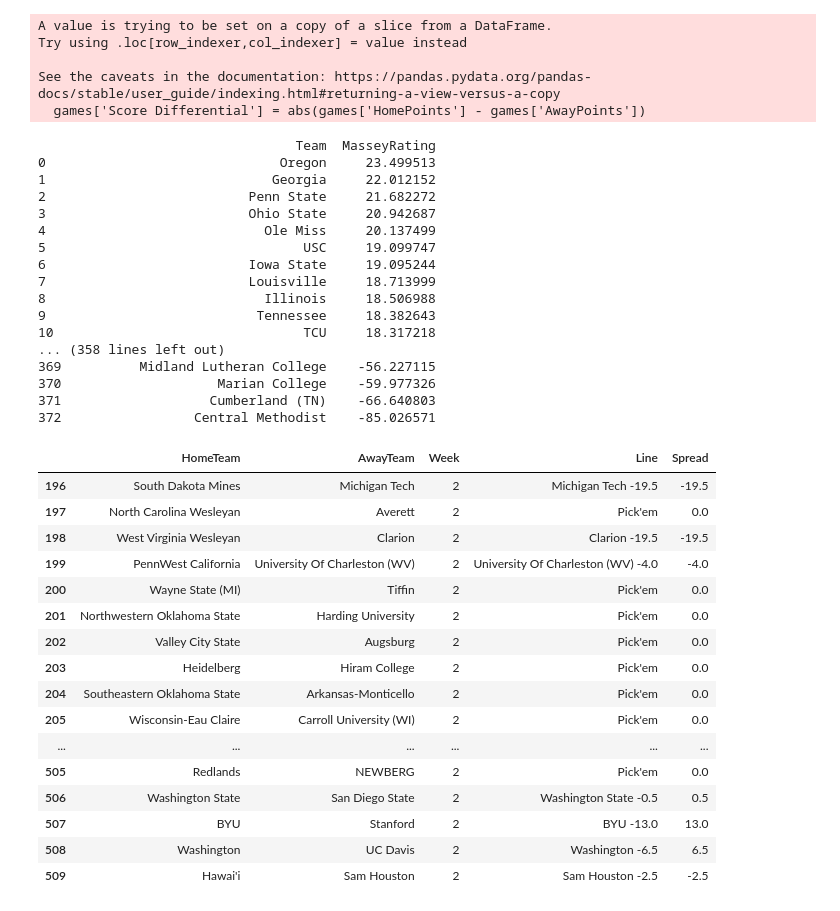
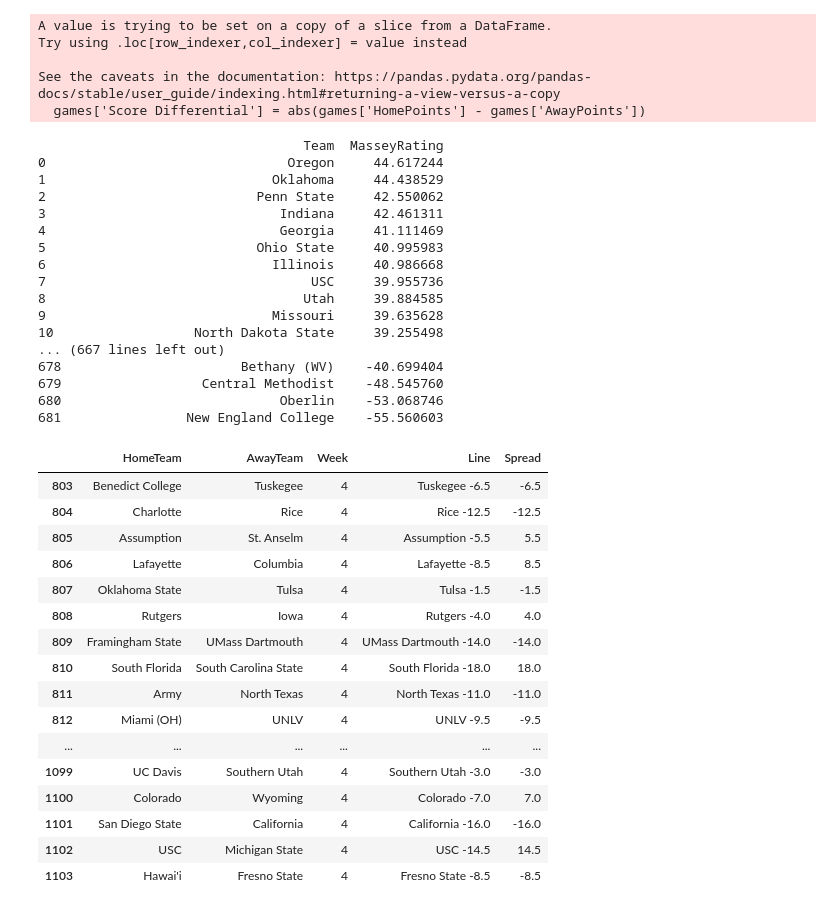
Before and after one commit to tanner49/PublicCode, a Jupyter notebook: cbd.ipynb, the cells around one changed output. Saved outputs shown, nothing was run; the diff lists cells and outputs as text; code cells hidden in the pictures.

Commit message:
update games

```diff
--- a/cbd.ipynb
+++ b/cbd.ipynb
@@ -3,9 +3,9 @@ import pandas as pd
 import numpy as np
 import math
 # %%
-data = pd.read_csv("cfbweek1.csv")
+data = pd.read_csv("cfbweek3.csv")
 # %%
-priors = pd.read_csv("MasseyRatings.csv")  # Team, MasseyRating
+priors = pd.read_csv("MasseyRatings_2024.csv")  # Team, MasseyRating
 prior_dict = dict(zip(priors['Team'], priors['MasseyRating']))
 # %%
 filtered_data = data[
@@ -58,7 +58,7 @@ for _, row in games.iterrows():
     games_played[row['AwayTeam']] += 1
 
 # --- Effective games (real + prior) for normalization ---
-prior_weight = 2        # 1.0 ~ one game; increase to make priors fade more slowly
+prior_weight = .5       # 1.0 ~ one game; increase to make priors fade more slowly
 prior_as_mov_scale = 1.0    # optional scaling to map prior magnitudes to MOV units if needed
 
 g_eff = {t: games_played[t] + prior_weight for t in teams_list}
@@ -142,23 +142,23 @@ pd.set_option('display.max_columns', None)
 # Print full DataFrame
 print(massey_df.reset_index(drop=True))
 # %% [output]
-                                 Team  MasseyRating
-0                              Oregon     23.499513
-1                             Georgia     22.012152
-2                          Penn State     21.682272
-3                          Ohio State     20.942687
-4                            Ole Miss     20.137499
-5                                 USC     19.099747
-6                          Iowa State     19.095244
-7                          Louisville     18.713999
-8                            Illinois     18.506988
-9                           Tennessee     18.382643
-10                                TCU     18.317218
-... (358 lines left out)
-369          Midland Lutheran College    -56.227115
-370                    Marian College    -59.977326
-371                   Cumberland (TN)    -66.640803
-372                 Central Methodist    -85.026571
+                                  Team  MasseyRating
+0                               Oregon     44.617244
+1                             Oklahoma     44.438529
+2                           Penn State     42.550062
+3                              Indiana     42.461311
+4                              Georgia     41.111469
+5                           Ohio State     40.995983
+6                             Illinois     40.986668
+7                                  USC     39.955736
+8                                 Utah     39.884585
+9                             Missouri     39.635628
+10                  North Dakota State     39.255498
+... (667 lines left out)
+678                       Bethany (WV)    -40.699404
+679                  Central Methodist    -48.545760
+680                            Oberlin    -53.068746
+681                New England College    -55.560603
 # %%
 # Add a new cell to generate betting lines for unplayed games using the existing `massey_df`.
 
@@ -167,47 +167,47 @@ remaining_games = data[
     (data["Completed"] == False) & (data["SeasonType"] != 'postseason')
 ][["HomeTeam", "AwayTeam", "Week"]].copy()
 
 # Merge ratings for home/away
 team_ratings = dict(zip(massey_df["Team"], massey_df["MasseyRating"]))
 
 def get_line(home, away):
     home_rating = team_ratings.get(home, 0)
     away_rating = team_ratings.get(away, 0)
     diff = home_rating - away_rating
     # Round to nearest 0.5 like betting lines
     spread = round(diff * 2) / 2.0
     if spread > 0:
         line = f"{home} -{abs(spread)}"
     elif spread < 0:
         line = f"{away} -{abs(spread)}"
     else:
         line = "Pick'em"
     return line, spread
 
 remaining_games["Line"], remaining_games["Spread"] = zip(
     *remaining_games.apply(lambda row: get_line(row["HomeTeam"], row["AwayTeam"]), axis=1)
 )
 
 # Save to CSV
 output_path = "cfb_betting_lines.csv"
 remaining_games.to_csv(output_path, index=False)
 
-remaining_games[remaining_games["Week"]==2]
+remaining_games[remaining_games["Week"]==4]
 # %% [output]
 |  | HomeTeam | AwayTeam | Week | Line | Spread |
-| 196 | South Dakota Mines | Michigan Tech | 2 | Michigan Tech -19.5 | -19.5 |
-| 197 | North Carolina Wesleyan | Averett | 2 | Pick'em | 0.0 |
-| 198 | West Virginia Wesleyan | Clarion | 2 | Clarion -19.5 | -19.5 |
-| 199 | PennWest California | University Of Charleston (WV) | 2 | University Of Charleston (WV) -4.0 | -4.0 |
-| 200 | Wayne State (MI) | Tiffin | 2 | Pick'em | 0.0 |
-| 201 | Northwestern Oklahoma State | Harding University | 2 | Pick'em | 0.0 |
-| 202 | Valley City State | Augsburg | 2 | Pick'em | 0.0 |
-| 203 | Heidelberg | Hiram College | 2 | Pick'em | 0.0 |
-| 204 | Southeastern Oklahoma State | Arkansas-Monticello | 2 | Pick'em | 0.0 |
-| 205 | Wisconsin-Eau Claire | Carroll University (WI) | 2 | Pick'em | 0.0 |
+| 803 | Benedict College | Tuskegee | 4 | Tuskegee -6.5 | -6.5 |
+| 804 | Charlotte | Rice | 4 | Rice -12.5 | -12.5 |
+| 805 | Assumption | St. Anselm | 4 | Assumption -5.5 | 5.5 |
+| 806 | Lafayette | Columbia | 4 | Lafayette -8.5 | 8.5 |
+| 807 | Oklahoma State | Tulsa | 4 | Tulsa -1.5 | -1.5 |
+| 808 | Rutgers | Iowa | 4 | Rutgers -4.0 | 4.0 |
+| 809 | Framingham State | UMass Dartmouth | 4 | UMass Dartmouth -14.0 | -14.0 |
+| 810 | South Florida | South Carolina State | 4 | South Florida -18.0 | 18.0 |
+| 811 | Army | North Texas | 4 | North Texas -11.0 | -11.0 |
+| 812 | Miami (OH) | UNLV | 4 | UNLV -9.5 | -9.5 |
 | ... | ... | ... | ... | ... | ... |
-| 505 | Redlands | NEWBERG | 2 | Pick'em | 0.0 |
-| 506 | Washington State | San Diego State | 2 | Washington State -0.5 | 0.5 |
-| 507 | BYU | Stanford | 2 | BYU -13.0 | 13.0 |
-| 508 | Washington | UC Davis | 2 | Washington -6.5 | 6.5 |
-| 509 | Hawai'i | Sam Houston | 2 | Sam Houston -2.5 | -2.5 |
+| 1099 | UC Davis | Southern Utah | 4 | Southern Utah -3.0 | -3.0 |
+| 1100 | Colorado | Wyoming | 4 | Colorado -7.0 | 7.0 |
+| 1101 | San Diego State | California | 4 | California -16.0 | -16.0 |
+| 1102 | USC | Michigan State | 4 | USC -14.5 | 14.5 |
+| 1103 | Hawai'i | Fresno State | 4 | Fresno State -8.5 | -8.5 |
```
